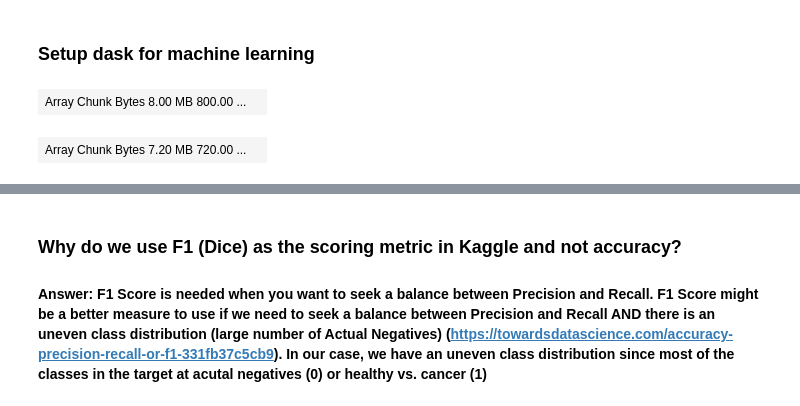
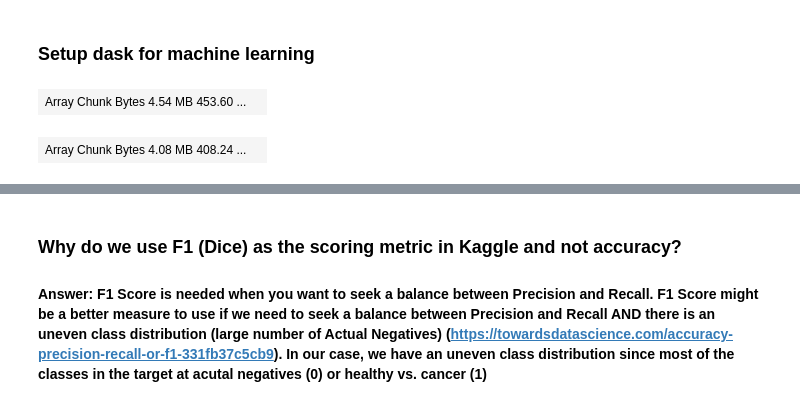
Before and after one commit to jorgenporgen/DAT300, a Jupyter notebook: jorgens2.ipynb, the cells around one changed output, grey strips where cells are left out. Saved outputs shown, nothing was run; the diff lists cells and outputs as text; code cells hidden in the pictures.

```diff
--- a/jorgens2.ipynb
+++ b/jorgens2.ipynb
@@ -12,19 +12,19 @@ import pandas as pd
 # %%
 # Create random data
 import dask
 import dask.array as da
 from dask_ml.datasets import make_classification
 
 
-n, d = 3500000, 162
+n, d = 3500, 162
 
 X, y = make_classification(n_samples=n, n_features=d,
                            chunks=n // 10, flip_y=0.2)
 X
 X = X.persist()
 X
 # %% [output]
-| Array Chunk Bytes 8.00 MB 800.00 ... |  |
+| Array Chunk Bytes 4.54 MB 453.60 ... |  |
 # %%
 # Split data
 from dask_ml.model_selection import train_test_split
@@ -32,7 +32,7 @@ X_train, X_test, y_train, y_test = train_test_split(X, y)
 
 X_train
 # %% [output]
-| Array Chunk Bytes 7.20 MB 720.00 ... |  |
+| Array Chunk Bytes 4.08 MB 408.24 ... |  |
 # %%
 # Compute the AUC, F1 and confusion matrix for your best model on the training data
 
```
Also changed, not shown: parts of 4 cells of this notebook.
